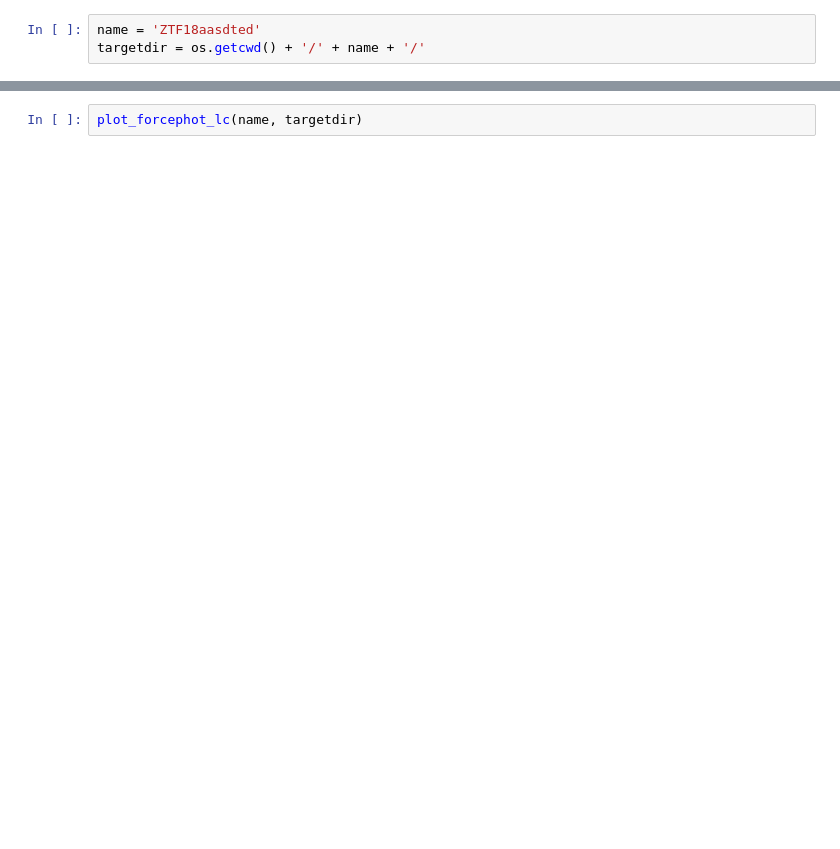
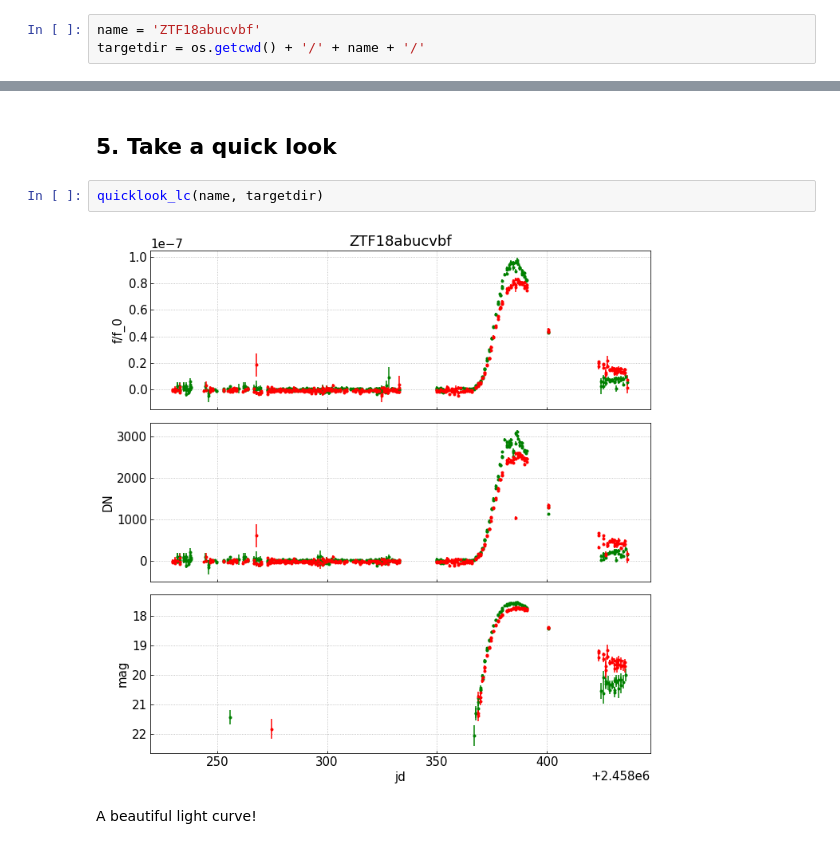
Before and after one commit to yaoyuhan/ForcePhotZTF, a Jupyter notebook: demo.ipynb, the cells around one changed output, grey strips where cells are left out. Cells and saved outputs as stored; diff of their text form; blank space fills up the shorter version.

```diff
--- a/demo.ipynb
+++ b/demo.ipynb
@@ -6,3 +18,3 @@ from compare_lc import plot_forcephot_lc
 # %%
-name = 'ZTF18aasdted'
+name = 'ZTF18abucvbf'
 targetdir = os.getcwd() + '/' + name + '/'
@@ -117,2 +166,8 @@ we need to sclae one to the other to use unpublished public data...
+# %% [markdown]
+## 5. Take a quick look
 # %%
-plot_forcephot_lc(name, targetdir)
+quicklook_lc(name, targetdir)
+# %% [output]
+[figure, added]
+# %% [markdown]
+A beautiful light curve!
```
Also changed, not shown: parts of 27 cells of this notebook, 2 other files.
